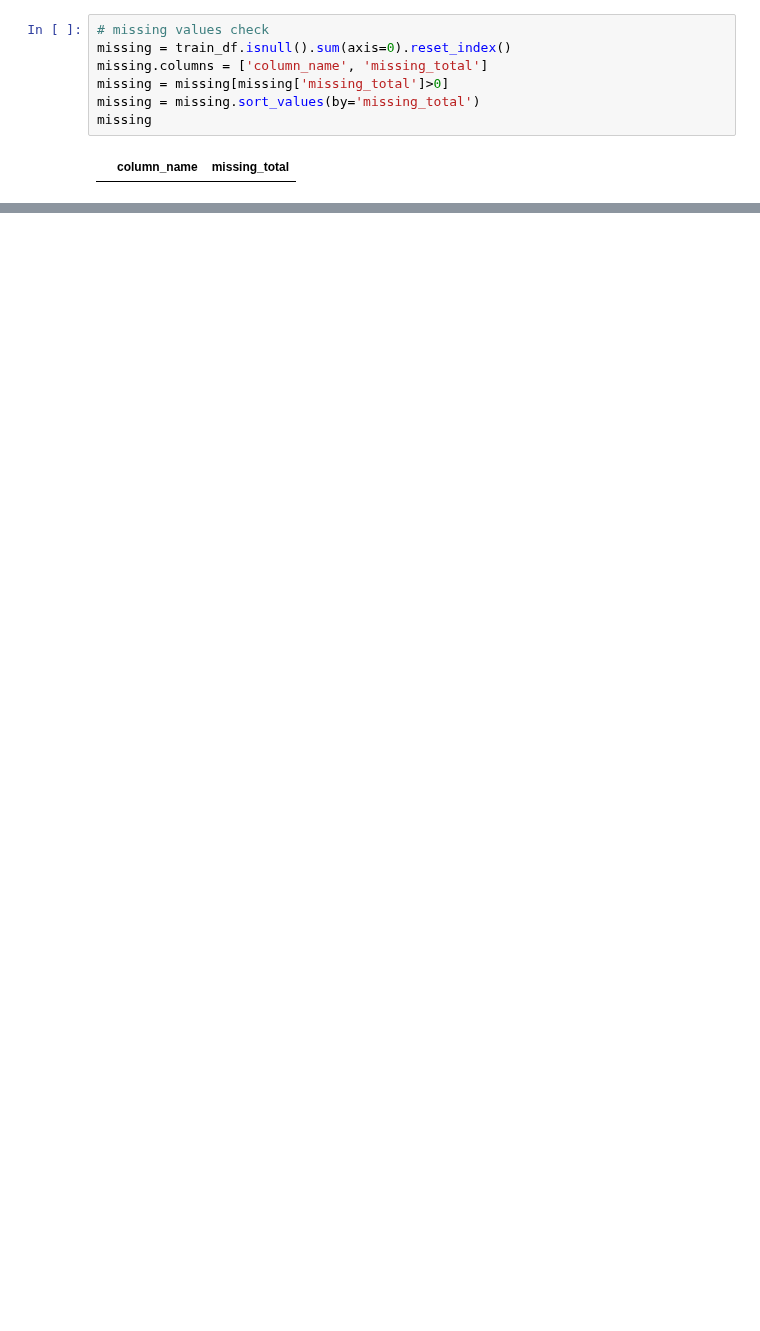
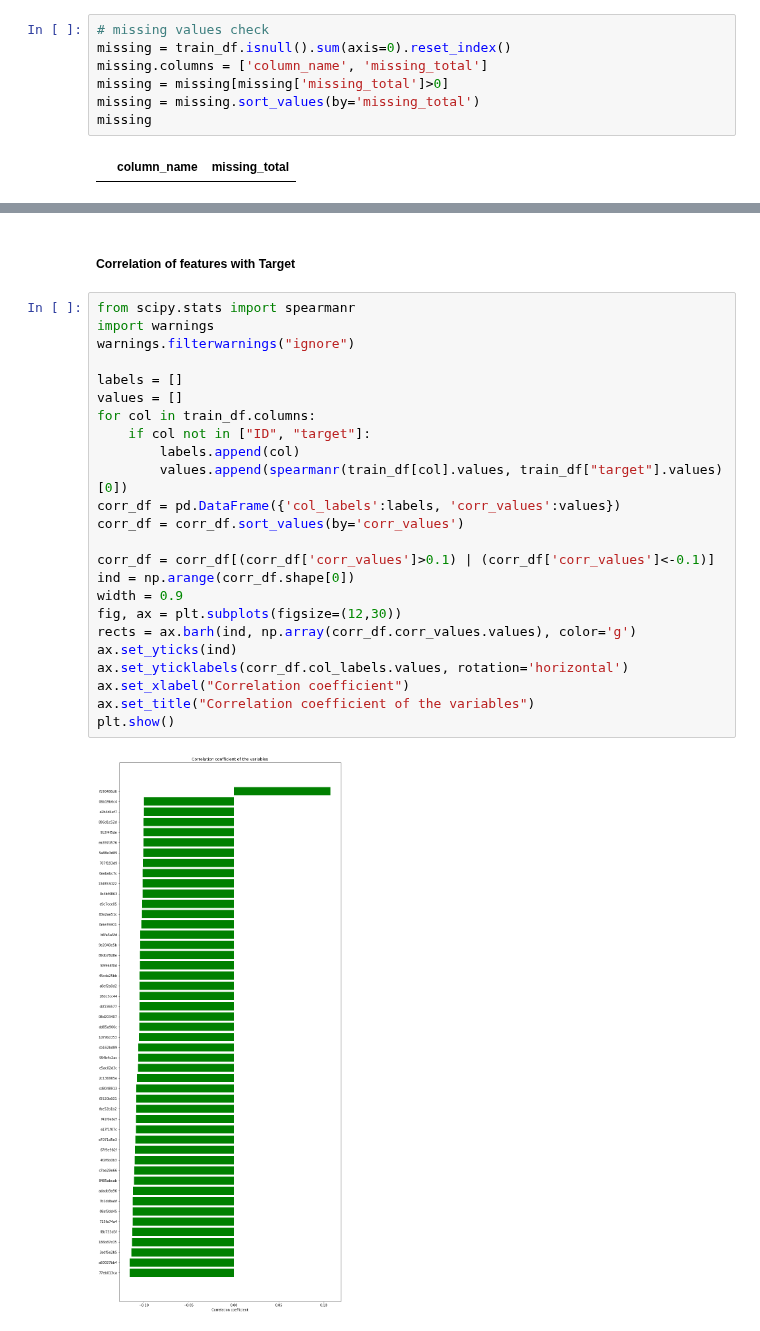
Before and after one commit to jpeterson28/DSCT_Capstone2, a Jupyter notebook: santander_value_prediction_code.ipynb, the cells around one changed output, grey strips where cells are left out. Saved outputs shown, nothing was run; the diff lists cells and outputs as text; blank space fills up the shorter version.

```diff
--- a/santander_value_prediction_code.ipynb
+++ b/santander_value_prediction_code.ipynb
@@ -86,0 +140,28 @@ Links to Kaggle posts and kernels about the "leak"
+# %% [markdown]
+##### Correlation of features with Target
+# %%
+from scipy.stats import spearmanr
+import warnings
+warnings.filterwarnings("ignore")
+
+labels = []
+values = []
+for col in train_df.columns:
+    if col not in ["ID", "target"]:
+        labels.append(col)
+        values.append(spearmanr(train_df[col].values, train_df["target"].values)[0])
+corr_df = pd.DataFrame({'col_labels':labels, 'corr_values':values})
+corr_df = corr_df.sort_values(by='corr_values')
+
+corr_df = corr_df[(corr_df['corr_values']>0.1) | (corr_df['corr_values']<-0.1)]
+ind = np.arange(corr_df.shape[0])
+width = 0.9
+fig, ax = plt.subplots(figsize=(12,30))
+rects = ax.barh(ind, np.array(corr_df.corr_values.values), color='g')
+ax.set_yticks(ind)
+ax.set_yticklabels(corr_df.col_labels.values, rotation='horizontal')
+ax.set_xlabel("Correlation coefficient")
+ax.set_title("Correlation coefficient of the variables")
+plt.show()
+# %% [output]
+[figure, added]
```
Also changed, not shown: parts of 16 cells of this notebook.
